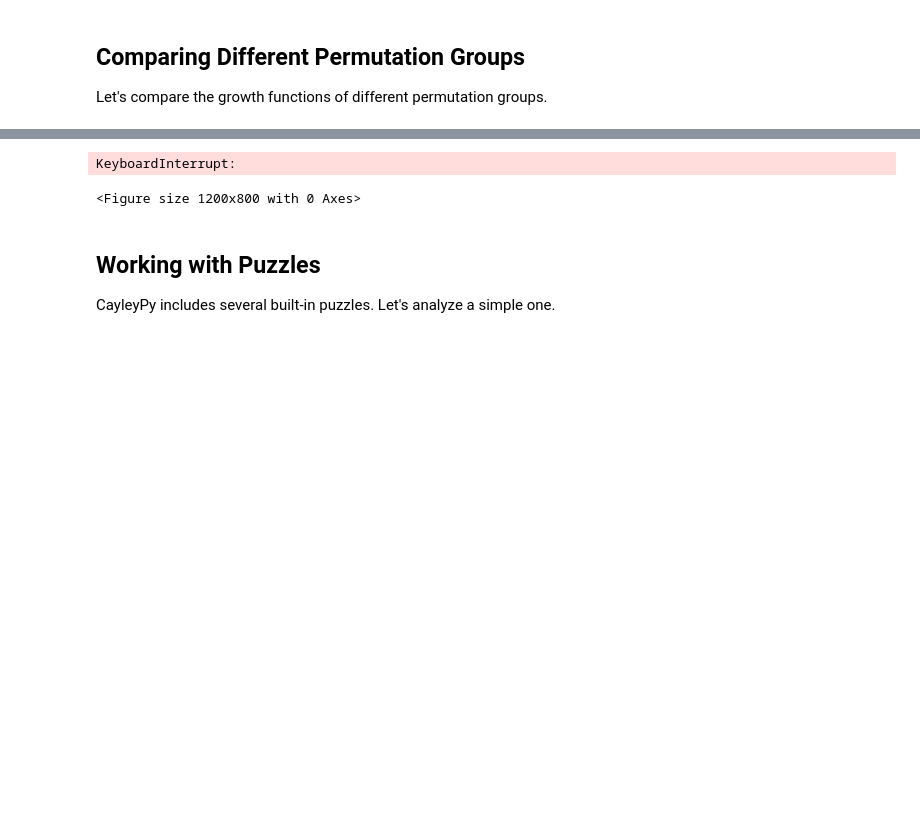
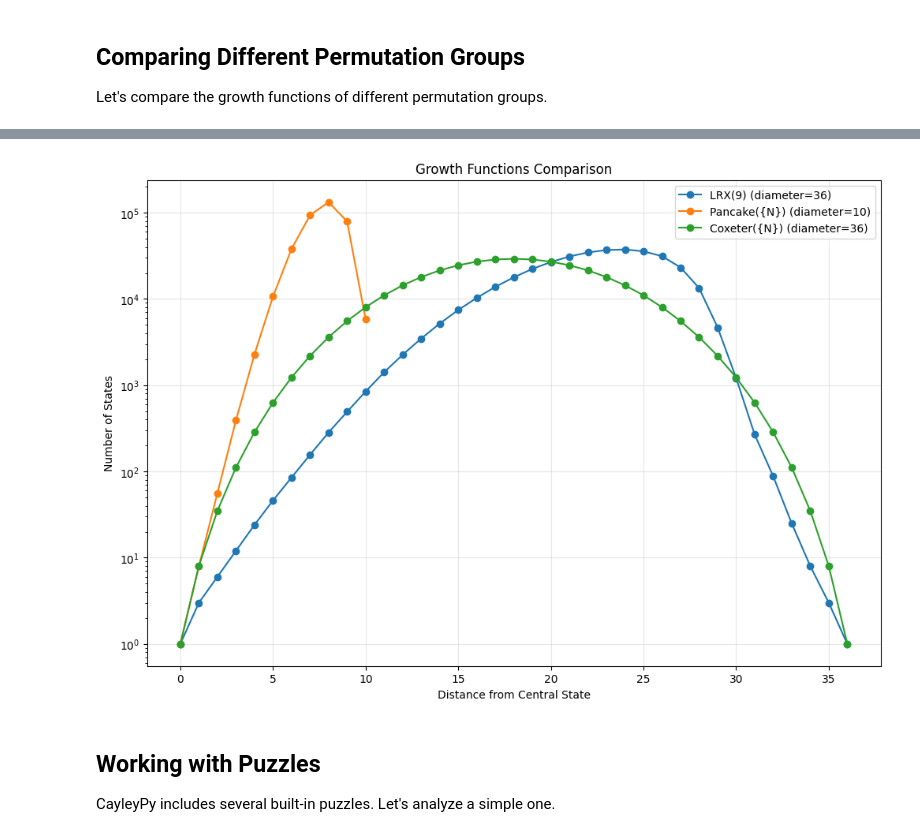
Before and after one commit to igor-pechersky/cayleypy, a Jupyter notebook: notebooks/01_getting_started.ipynb, the cells around one changed output, grey strips where cells are left out. Drawn from its saved outputs; the diff is of its cells as text; code cells hidden in the pictures; blank space fills up the shorter version.

```diff
--- a/notebooks/01_getting_started.ipynb
+++ b/notebooks/01_getting_started.ipynb
@@ -19,7 +19,7 @@ from cayleypy.graphs_lib import MatrixGroups
 Let's start with a simple permutation group and analyze its Cayley graph.
 # %%
 # Create a simple LRX graph (Left shift, Right shift, eXchange first two elements)
-graph_def = PermutationGroups.lrx(5)
+graph_def = PermutationGroups.lrx(9)
 print(f"Generators: {graph_def.generators}")
 print(f"Generator names: {graph_def.generator_names}")
 print(f"Central state: {graph_def.central_state}")
@@ -30,6 +30,6 @@ Central state: [0, 1, 2, 3, 4]
 # %%
 # Create the Cayley graph and run BFS
-graph = CayleyGraph(graph_def, device="mps")
+graph = CayleyGraph(graph_def, device="cpu")
 bfs_result = graph.bfs()
 
 print(f"BFS completed: {bfs_result.bfs_completed}")
@@ -61,8 +61,3 @@ plt.show()
 ## Comparing Different Permutation Groups
 
 Let's compare the growth functions of different permutation groups.
-# %%
-%%timeit
-N=7
-graph = CayleyGraph(PermutationGroups.coxeter(N), device="mps")
-result = graph.bfs()
@@ -71,5 +63,0 @@ result = graph.bfs()
-# %%
-%%timeit
-N=7
-graph = CayleyGraph(PermutationGroups.coxeter(N), device="cpu")
-result = graph.bfs()
@@ -78,31 +64,30 @@ result = graph.bfs()
 # %%
 # Compare different permutation groups
 N=9
 groups_to_compare = [
     (f"LRX({N})", PermutationGroups.lrx(N)),
-    ("Pancake({N})", PermutationGroups.pancake(N)),
-    ("Coxeter({N})", PermutationGroups.coxeter(N)),
+    (f"Pancake({N})", PermutationGroups.pancake(N)),
+    (f"Coxeter({N})", PermutationGroups.coxeter(N)),
 ]
 
 plt.figure(figsize=(12, 8))
 
 for name, graph_def in groups_to_compare:
-    graph = CayleyGraph(graph_def, device="mps")
+    graph = CayleyGraph(graph_def, device="cpu")
     result = graph.bfs()
 
     distances = range(len(result.layer_sizes))
     plt.plot(distances, result.layer_sizes, marker='o', label=f"{name} (diameter={result.diameter()})")
 
 plt.xlabel('Distance from Central State')
 plt.ylabel('Number of States')
 plt.title('Growth Functions Comparison')
 plt.legend()
 plt.grid(True, alpha=0.3)
 plt.yscale('log')  # Log scale for better visualization
 plt.show()
 # %% [output]
-KeyboardInterrupt:
-<Figure size 1200x800 with 0 Axes>
+[figure, added]
 # %% [markdown]
 ## Working with Puzzles
 
```
Also changed, not shown: parts of 4 cells of this notebook, 14 other files.
